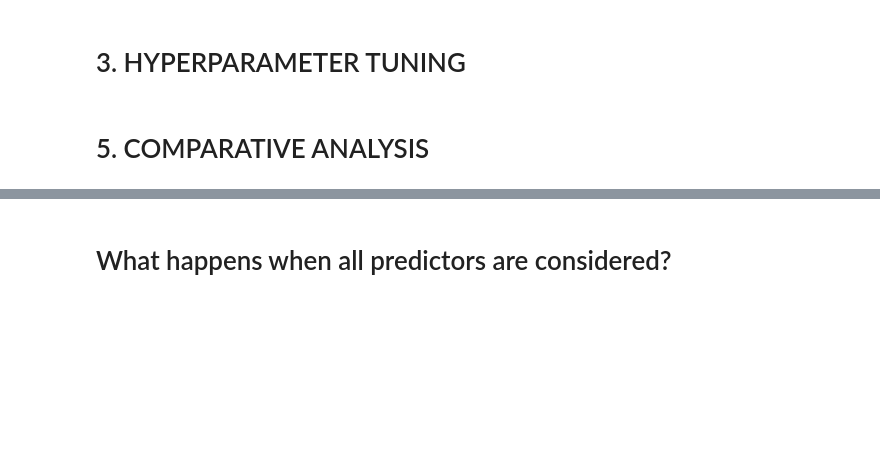
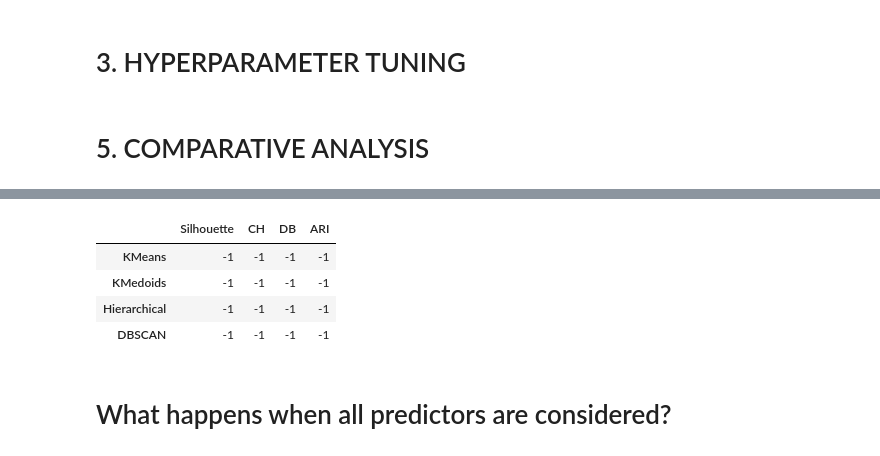
Before and after one commit to LucasChaney/CMPSCI4342, a Jupyter notebook: Activities/Activity_12.ipynb, the cells around one changed output, grey strips where cells are left out. Cells and saved outputs as stored; diff of their text form; code cells hidden in the pictures; blank space fills up the shorter version.

```diff
--- a/Activities/Activity_12.ipynb
+++ b/Activities/Activity_12.ipynb
@@ -211,3 +187,9 @@ ModuleNotFoundError: No module named 'sklearn_extra'
 # Initial Setup with Annual Income and Spending Behavior only
 # %% [markdown]
 # 1. DATA PREPARATION
+# %%
+df = pd.read_csv('mall_customers.csv')
+
+x = df[['Annual Income (k$)', 'Spending Score (1-100)']]
+scaler = StandardScaler()
+x_scaled = scaler.fit_transform(x)
@@ -228,2 +318,10 @@ ModuleNotFoundError: No module named 'sklearn_extra'
+# %%
+optimized_df
+# %% [output]
+|  | Silhouette | CH | DB | ARI |
+| KMeans | -1 | -1 | -1 | -1 |
+| KMedoids | -1 | -1 | -1 | -1 |
+| Hierarchical | -1 | -1 | -1 | -1 |
+| DBSCAN | -1 | -1 | -1 | -1 |
 # %% [markdown]
 # What happens when all predictors are considered?
```
Also changed, not shown: parts of 11 cells of this notebook.
